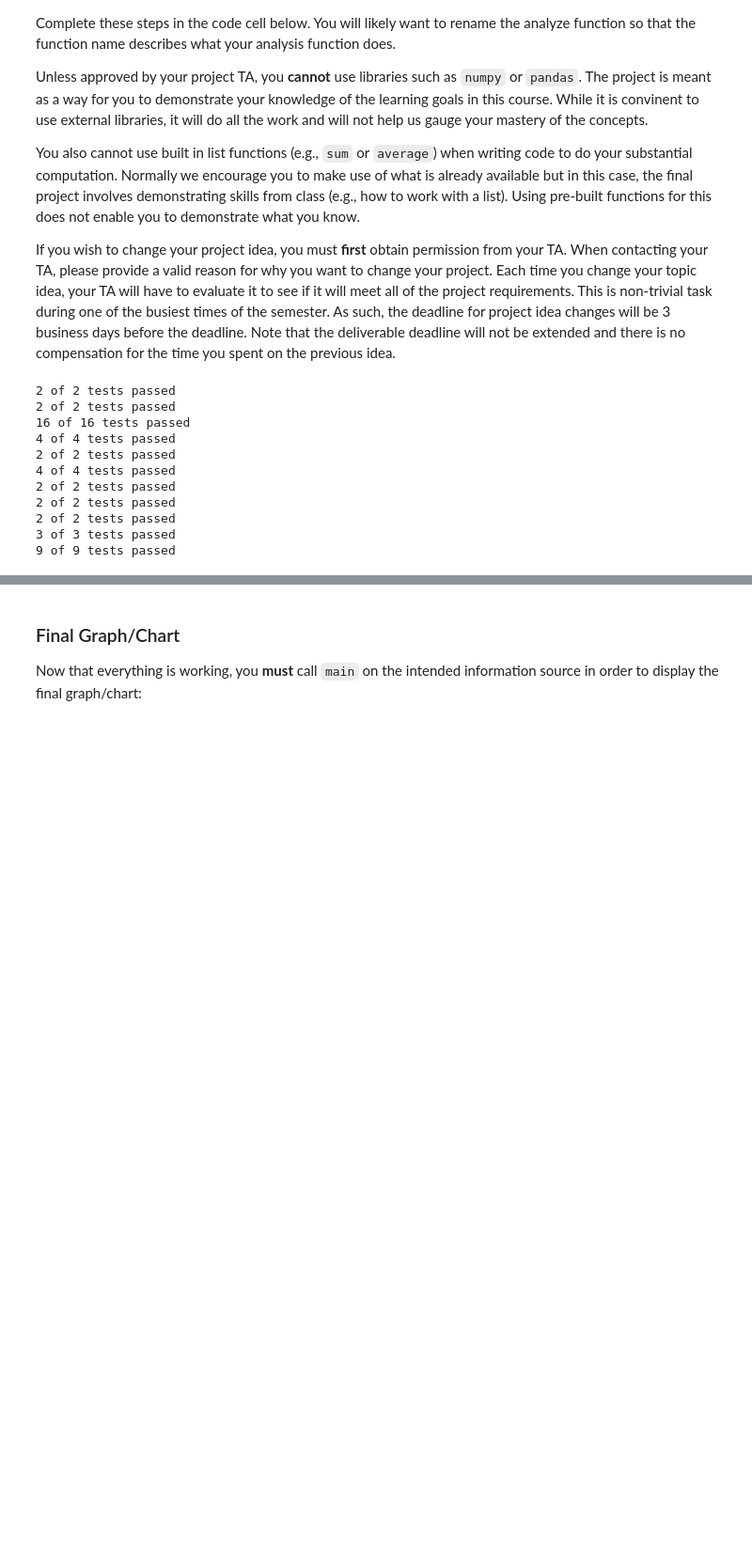
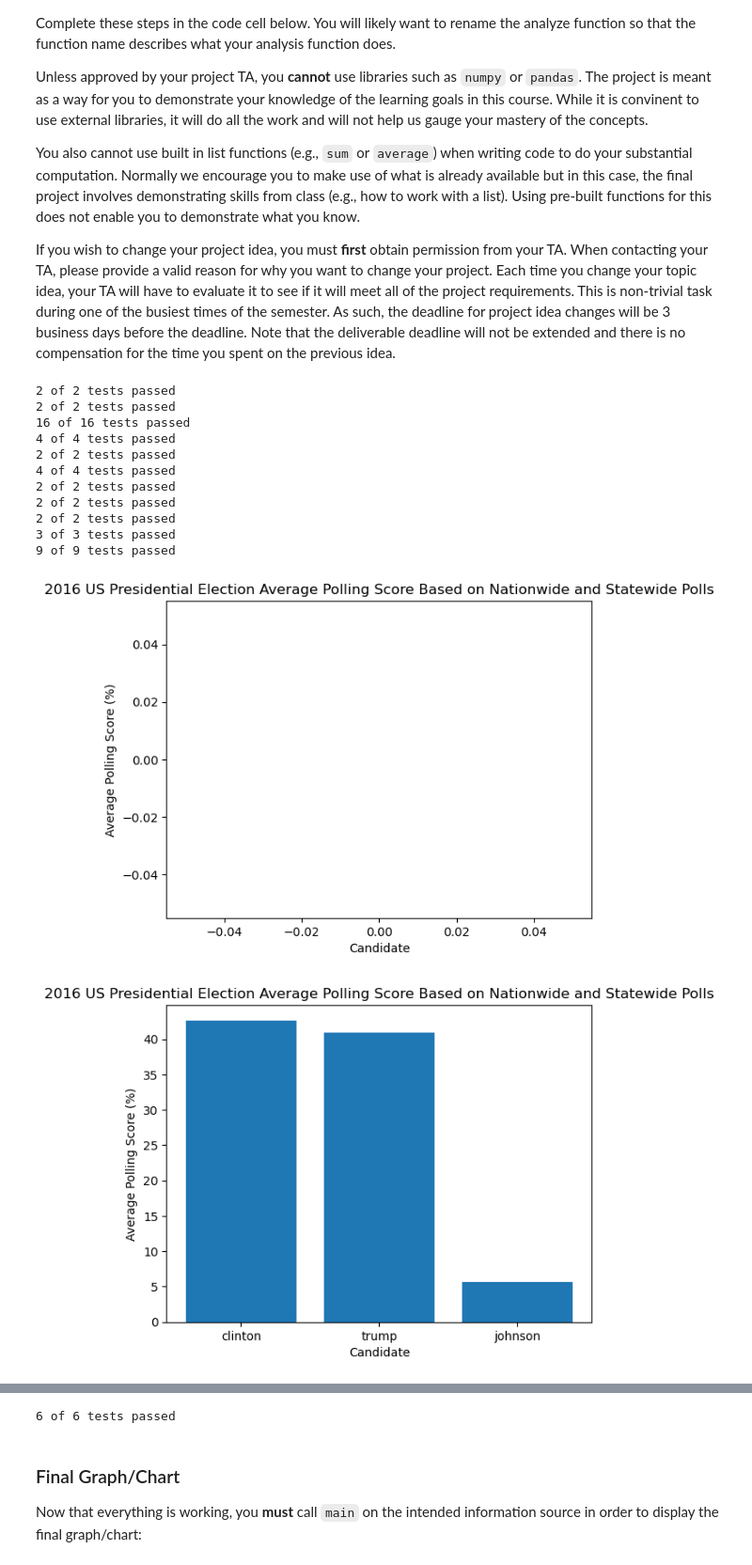
Before and after one commit to ktu03/2016-United-States-Presidential-Election-Polling-Candidates-Average-Polling, a Jupyter notebook: project/final_submission/project_final_submission_template.ipynb, the cells around one changed output, grey strips where cells are left out. Shown at 94% size. Drawn from its saved outputs; the diff is of its cells as text; code cells hidden in the pictures; blank space fills up the shorter version.

```diff
--- a/project/final_submission/project_final_submission_template.ipynb
+++ b/project/final_submission/project_final_submission_template.ipynb
@@ -407,48 +408,84 @@ expect(count_scores_for_labels(['johnson'], [PP_0, PP_1, PP_2, PP_3,PP_4]), [(0.
 expect(count_scores_for_labels(['clinton'], [PP_2]), [0])
 summary()
 
-
-
-@typecheck
-def main(filename: str, candidate_names: List[str]) -> None:
-    """
-    Reads the file from given filename, analyzes the data,
-    returns the result
-    """
-    #return None #stub
-    # Template from HtDAP, based on composition
-    return plot_chart(read(filename), candidate_names)
-
 @typecheck
 def plot_chart(lopp: List[PresidentialPoll], candidate_names: List[str]) -> None:
     """
-    Plots the average polling score of each Presidential Candidate (Trump, Clinton, Johnson) as a bar chart
+    Plots the average polling score of each Presidential Candidate indicated (Trump, Clinton, Johnson) as a bar chart
     Each candidate's score has its own bar
     If lopp does not contain any Presidential Polls, then nothing will appear on the bar chart
     """
 
     #return None #stub
 
     #template based on visualization
 
     scores = count_scores_for_labels(candidate_names, lopp)
     rects1 = plt.bar(candidate_names,scores)
 
     plt.xlabel('Candidate')
     plt.ylabel('Average Polling Score (%)')
     plt.title('2016 US Presidential Election Average Polling Score Based on Nationwide and Statewide Polls')
     plt.show()
 
     return
+
+
+@typecheck
+def main(filename: str, candidate_names: List[str]) -> None:
+    """
+    Reads the file from given filename, analyzes the data,
+    returns the result
+    """
+    #return None #stub
+    # Template from HtDAP, based on composition
+    return plot_chart(read(filename), candidate_names)
+start_testing()
+
+#expect a bar chart with the x-axis labelled 'Candidate', the y-axis labeled 'Average Polling Score (%)'
+# and a title of '2016 US Presidential Election Average Polling Score Based on Nationwide and Statewide Polls'
+expect(main("Test 1.csv", []), None)
+
+#expect a bar chart with the x-axis labelled 'Candidate', the y-axis labeled 'Average Polling Score (%)'
+# and a title of '2016 US Presidential Election Average Polling Score Based on Nationwide and Statewide Polls'
+#there should be 3 bars. One labelled 'clinton', with a height of 42.64, one labelled 'trump' with a height
+#of 40.87, and one labelled 'johnson' with a height of 5.68
+expect(main("Test 2.csv", ['clinton', 'trump', 'johnson']), None)
+
+#expect a bar chart with the x-axis labelled 'Candidate', the y-axis labeled 'Average Polling Score (%)'
+# and a title of '2016 US Presidential Election Average Polling Score Based on Nationwide and Statewide Polls'
+#there should be 3 bars. One labelled 'clinton', with a height of 43.44 and one labelled 'trump' with a height
+#of 41.98
+expect(main("Test 3.csv", ['trump', 'clinton']), None)
+
+#expect a bar chart with the x-axis labelled 'Candidate', the y-axis labeled 'Average Polling Score (%)'
+# and a title of '2016 US Presidential Election Average Polling Score Based on Nationwide and Statewide Polls'
+#there should be 3 bars. One labelled 'clinton', with a height of 44.93, one labelled 'trump' with a height
+#of 41.25, and one labelled 'johnson' with a height of 4.4428
+expect(main("Test 4.csv", ['clinton', 'trump', 'johnson']), None)
+
+#expect a bar chart with the x-axis labelled 'Candidate', the y-axis labeled 'Average Polling Score (%)'
+# and a title of '2016 US Presidential Election Average Polling Score Based on Nationwide and Statewide Polls'
+#There be no bars (height is 0) and a single mark over the x-axis
+expect(main("Test 5.csv", ['clinton', 'trump', 'johnson']), None)
+
+#expect a bar chart with the x-axis labelled 'Candidate', the y-axis labeled 'Average Polling Score (%)'
+# and a title of '2016 US Presidential Election Average Polling Score Based on Nationwide and Statewide Polls'
+#There be only 1 bar labelled 'trump' with a height of 41.25 and a bar labelled 'johnson' with a height of 0
+expect(main("Test 6.csv", ['trump', 'johnson']), None)
+
+summary()
 # %% [output]
 2 of 2 tests passed
 2 of 2 tests passed
 16 of 16 tests passed
 4 of 4 tests passed
 2 of 2 tests passed
 4 of 4 tests passed
 2 of 2 tests passed
 2 of 2 tests passed
 2 of 2 tests passed
 3 of 3 tests passed
 9 of 9 tests passed
+[figure, added]
+[figure, added]
@@ -455,3 +496,4 @@ def plot_chart(lopp: List[PresidentialPoll], candidate_names: List[str]) -> None
+6 of 6 tests passed
 # %% [markdown]
 ### Final Graph/Chart
 
```
Also changed, not shown: parts of 4 cells of this notebook.
